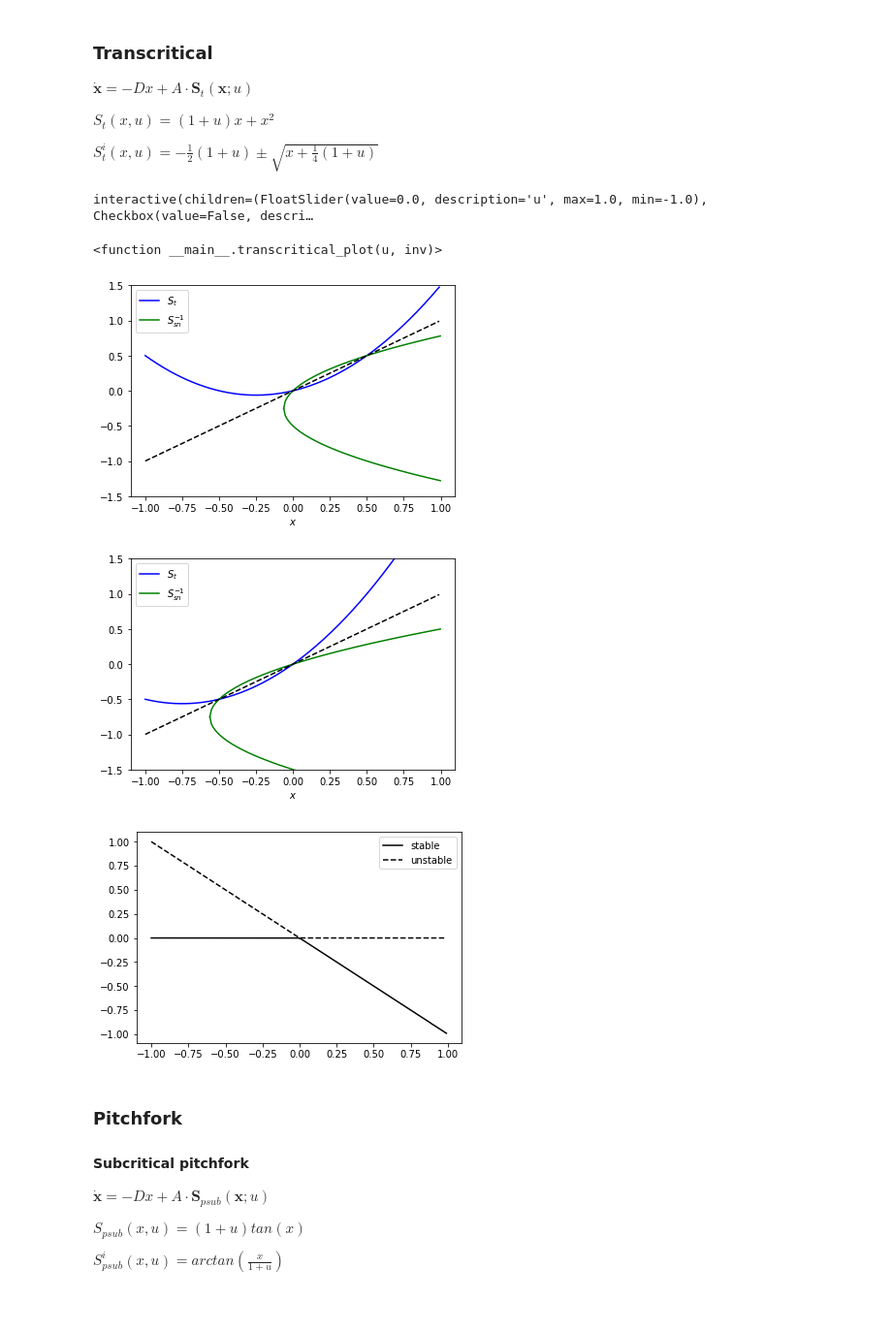
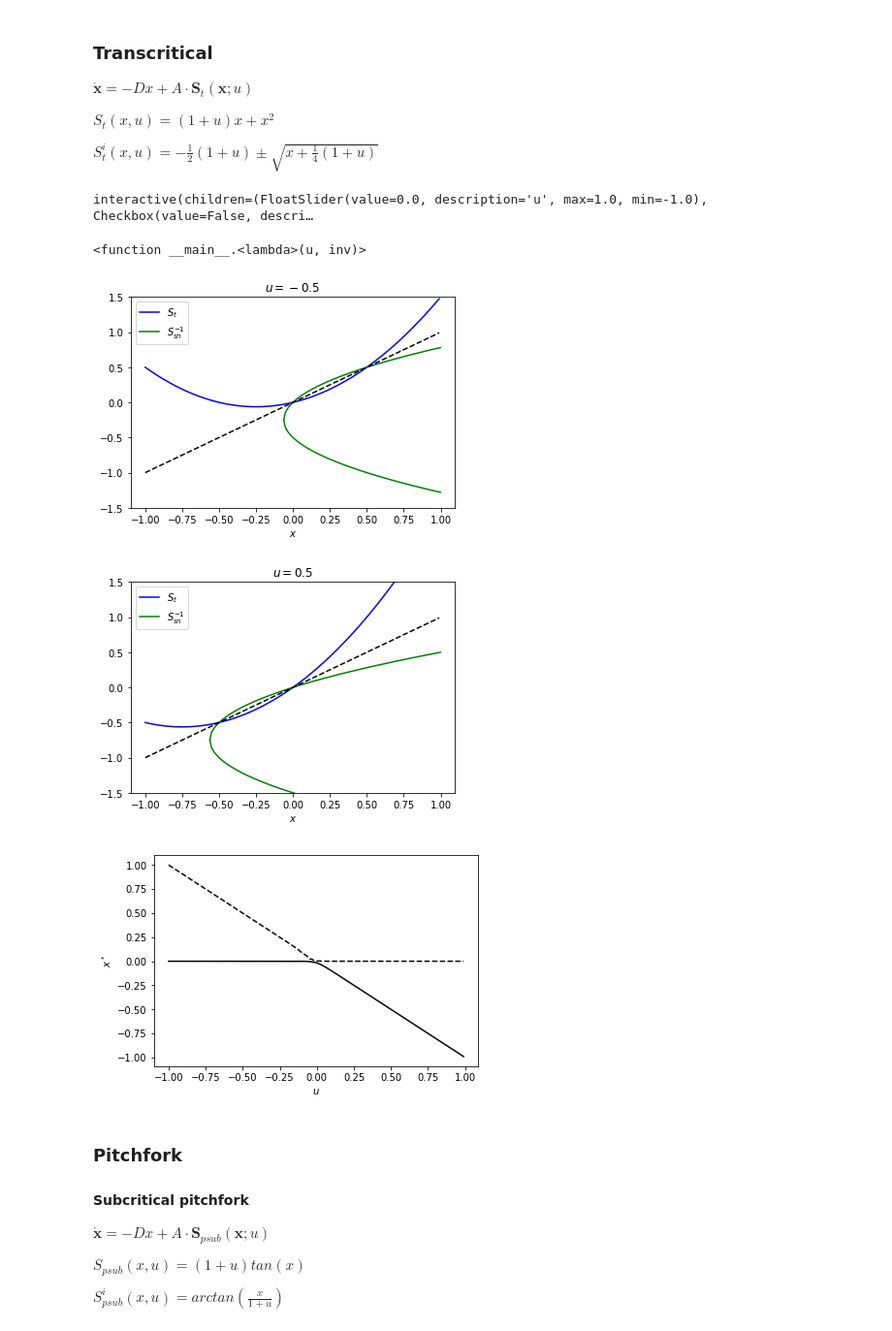
Before and after one commit to hkumar6/thesis-notebooks, a Jupyter notebook: normal_forms_consensus.ipynb, the cells around one changed output. Shown at 97% size. Cells and saved outputs as stored; diff of their text form; code cells hidden in the pictures; blank space fills up the shorter version.

```diff
--- a/normal_forms_consensus.ipynb
+++ b/normal_forms_consensus.ipynb
@@ -30,0 +33,5 @@ g = nx.complete_graph(N, create_using=nx.DiGraph())
+# %%
+#g = nx.balanced_tree(1,2, create_using=nx.DiGraph).reverse()
+#g.add_edge(0,1)
+N = 6
+g = get_strongly_connected_digraph(N)
@@ -72,12 +90,12 @@ saddle_node_plot(-0.1, True)
 # %%
-u_range = np.linspace(start=-0.5, stop=-0.01, num=20)
+u_range = np.linspace(start=-0.5, stop=-0.01, num=50)
 x_s = np.zeros((np.size(u_range), N))
-
+init = np.random.rand(N)/10
 # stable
 for i in np.arange(0, np.size(u_range)):
     u = u_range[i]
     f_sn = lambda t,x: -D.dot(x) + A.dot(s_sn(x,u))
-    res = solve_ivp(fun=f_sn, t_span=[0,30], y0=np.random.rand(N)/10)
+    res = solve_ivp(fun=f_sn, t_span=[0,600], y0=init)
     x_s[i] = res.y[:,np.shape(res.y)[1]-1]
 # %%
 x_us = np.zeros((np.size(u_range), N))
@@ -85,7 +103,7 @@ x_us = np.zeros((np.size(u_range), N))
 for i in np.arange(0, np.size(u_range)):
     u = u_range[i]
     f_sn = lambda t,x: -D.dot(x) + A.dot(s_sn_inv_p(x,u))
-    res = solve_ivp(fun=f_sn, t_span=[0,30], y0=np.random.rand(N)/10)
+    res = solve_ivp(fun=f_sn, t_span=[0,600], y0=init)
     x_us[i] = res.y[:,np.shape(res.y)[1]-1]
 # %%
 plt.plot(u_range, x_s[:,0], color="black", label="stable")
@@ -109,7 +126,7 @@ s_t = lambda x,u: (1+u)*x + np.square(x)
 s_t_inv_p = lambda x,u: -0.5*(1+u) + np.sqrt(x + 0.25*np.square(1+u))
 s_t_inv_n = lambda x,u: -0.5*(1+u) - np.sqrt(x + 0.25*np.square(1+u))
 
-def transcritical_plot(u, inv):
+def transcritical_plot(u, inv, tikz=None):
     x_range = np.arange(-1, 1, 0.01)
     phi_t = lambda x,u: x - s_t(x,u)
     x_range_i = np.arange(-0.25*np.square(1+u), 1, 0.01)
@@ -119,25 +136,30 @@ def transcritical_plot(u, inv):
         plt.plot(x_range_i, s_t_inv_n(x_range_i, u), linestyle='-', color="green", label=r'$S_{sn}^{-1}$')
     plt.plot(x_range, x_range, linestyle='--', color='black')
     plt.xlabel(r'$x$')
+    plt.title(r"$u="+str(u)+"$")
     plt.legend()
     plt.ylim(-1.5,1.5)
-    plt.show()
+    if not tikz is None:
+        mplt2tikz.save(tikz+".tex")
+    else:
+        plt.show()
 # %%
 u_widget = widgets.FloatSlider(min=-1, max=1, step=0.1)
 inv_widget = widgets.Checkbox(value=False, description="Show inverse", disabled=False)
+tr_fn = lambda u, inv: transcritical_plot(u, inv)
 
-interact(transcritical_plot, u=u_widget, inv=inv_widget)
+interact(tr_fn, u=u_widget, inv=inv_widget)
 # %% [output]
 interactive(children=(FloatSlider(value=0.0, description='u', max=1.0, min=-1.0), Checkbox(value=False, descri…
-<function __main__.transcritical_plot(u, inv)>
+<function __main__.<lambda>(u, inv)>
 # %%
-transcritical_plot(-0.5, True)
+transcritical_plot(-0.5, True, "sc_transcritical1")
 # %% [output]
-[figure, old version]
+[figure, new version]
 # %%
-transcritical_plot(0.5, True)
+transcritical_plot(0.5, True, "sc_transcritical2")
 # %% [output]
-[figure, old version]
+[figure, new version]
 # %%
 dt = 0.01
 u_range = np.arange(-1, 1, dt)
@@ -162,10 +184,11 @@ for i in np.arange(0,np.size(u_range)):
 # %%
 plt.plot(u_range, x_s[:,0], label="stable", color="black")
 plt.plot(u_range, x_us[:,0], label="unstable", color="black", linestyle='--')
-plt.legend()
-plt.show()
+plt.xlabel(r'$u$')
+plt.ylabel(r'$x^*$')
+mplt2tikz.save("bif_transcritical.tex")
 # %% [output]
-[figure, old version]
+[figure, new version]
 # %% [markdown]
 ### Pitchfork
 
```
Also changed, not shown: parts of 19 cells of this notebook, 43 other files.
